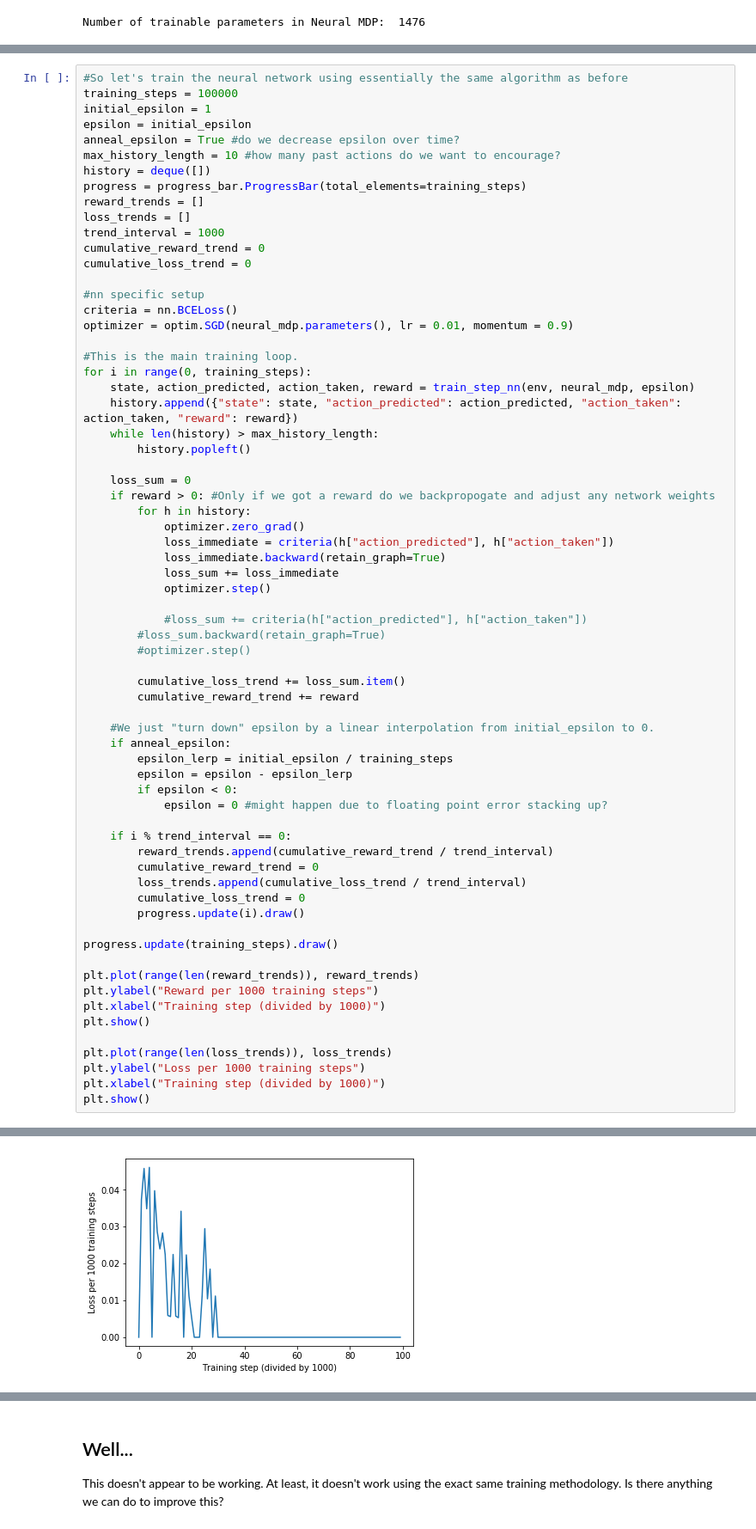
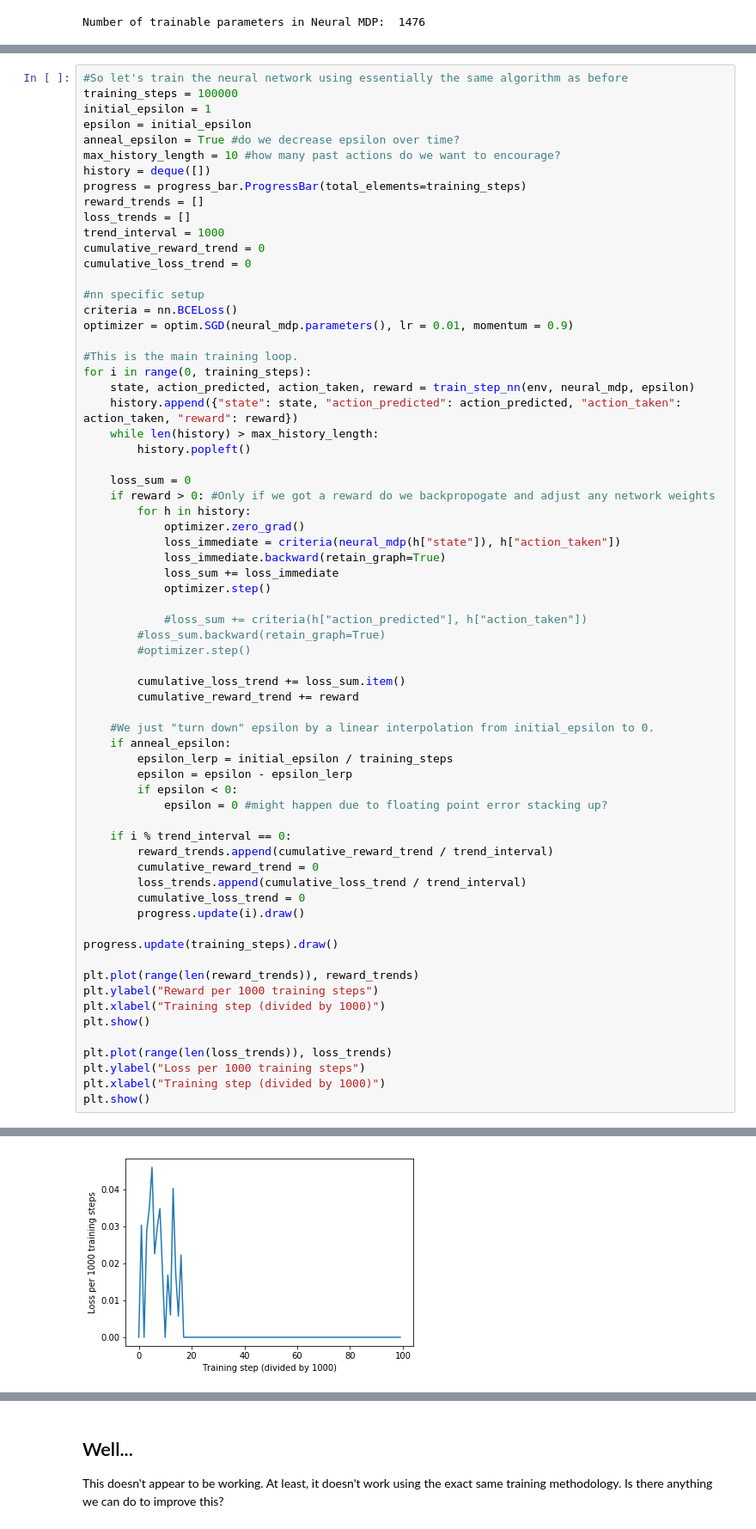
Before and after one commit to JayWalker512/Babys-First-Reinforcement-Learning, a Jupyter notebook: Baby's First Reinforcement Learning.ipynb, the cells around one changed output, grey strips where cells are left out. Shown at 86% size. Drawn from its saved outputs; the diff is of its cells as text.

```diff
--- a/Baby's First Reinforcement Learning.ipynb
+++ b/Baby's First Reinforcement Learning.ipynb
@@ -268,7 +269,7 @@ for i in range(0, training_steps):
     if reward > 0: #Only if we got a reward do we backpropogate and adjust any network weights
         for h in history:
             optimizer.zero_grad()
-            loss_immediate = criteria(h["action_predicted"], h["action_taken"])
+            loss_immediate = criteria(neural_mdp(h["state"]), h["action_taken"])
             loss_immediate.backward(retain_graph=True)
             loss_sum += loss_immediate
             optimizer.step()
@@ -311,4 +312,4 @@ Progress: [####################] 100.0%
-[figure, old version]
+[figure, new version]
 # %%
 #Observe our agent after training for a while. Does it appear to have learned anything?
 for i in range(0,50):
```
Also changed, not shown: parts of 8 cells of this notebook.
